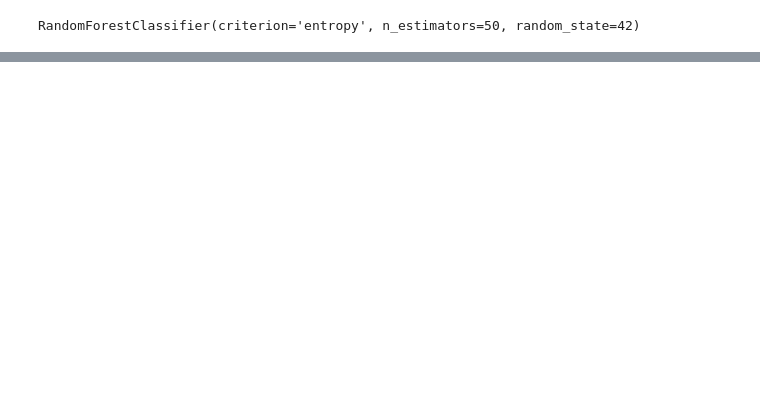
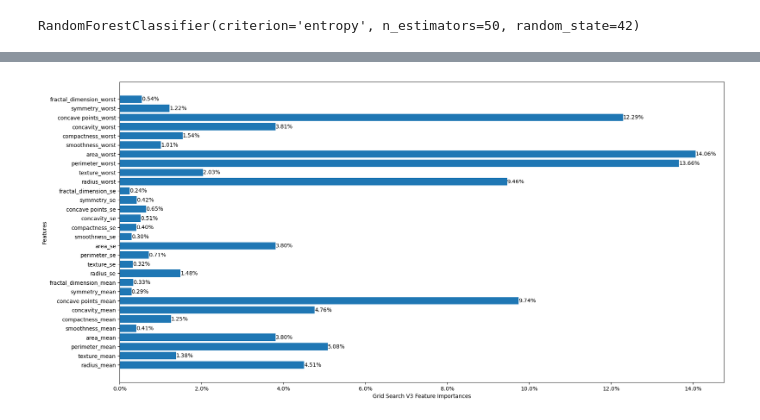
Before and after one commit to m-liv/bc-project, a Jupyter notebook: decision_tree.ipynb, the cells around one changed output, grey strips where cells are left out. Drawn from its saved outputs; the diff is of its cells as text; code cells hidden in the pictures; blank space fills up the shorter version.

```diff
--- a/decision_tree.ipynb
+++ b/decision_tree.ipynb
@@ -279,0 +262,10 @@ plot_feature_importances(v2rf, "Grid Search V2 Feature Importances")
+# %%
+param_grid3 = {
+    'n_estimators': [200, 300, 400],
+    'criterion': ['gini', 'entropy', 'log_loss'],
+    'max_depth': [None, 20, 30, 40],
+    'min_samples_split': [5, 6, 7, 8],
+    'min_samples_leaf': [5, 6, 7, 8]
+}
+
+v3rf, v3pred, v3prec, v3acc, v3rec, v3f1, v3_ytest = grid_search_random_forest(X, y, param_grid3)
@@ -279,0 +287,4 @@ plot_feature_importances(v2rf, "Grid Search V2 Feature Importances")
+# %%
+plot_feature_importances(v3rf, "Grid Search V3 Feature Importances")
+# %% [output]
+[figure, added]
```
Also changed, not shown: parts of 21 cells of this notebook.
